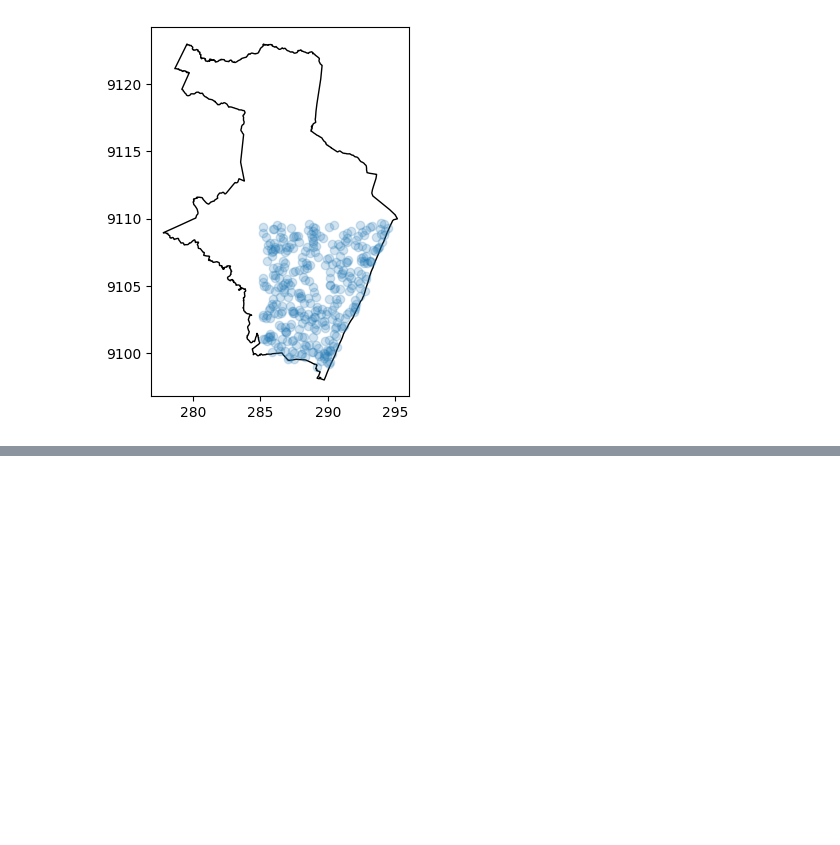
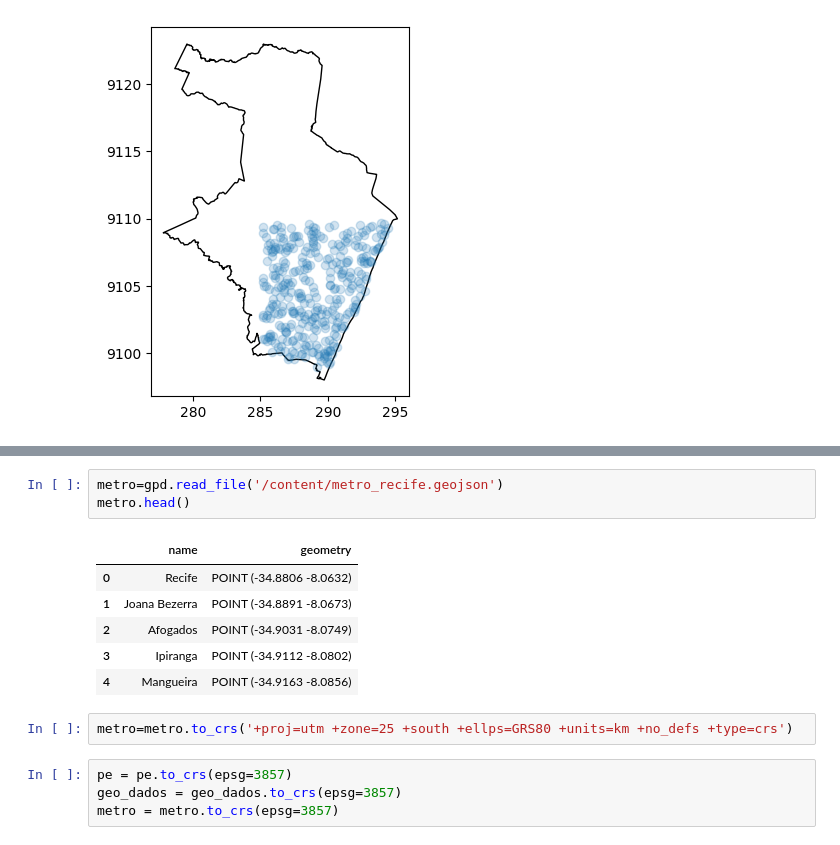
Before and after one commit to Jgabriel1800/an-lise-grafica-Recife, a Jupyter notebook: analise_geografica.ipynb, the cells around one changed output, grey strips where cells are left out. Cells and saved outputs as stored; diff of their text form; blank space fills up the shorter version.

```diff
--- a/analise_geografica.ipynb
+++ b/analise_geografica.ipynb
@@ -207,0 +235,16 @@ geo_dados.plot(ax=base, alpha=0.2)
+# %%
+metro=gpd.read_file('/content/metro_recife.geojson')
+metro.head()
+# %% [output]
+|  | name | geometry |
+| 0 | Recife | POINT (-34.8806 -8.0632) |
+| 1 | Joana Bezerra | POINT (-34.8891 -8.0673) |
+| 2 | Afogados | POINT (-34.9031 -8.0749) |
+| 3 | Ipiranga | POINT (-34.9112 -8.0802) |
+| 4 | Mangueira | POINT (-34.9163 -8.0856) |
+# %%
+metro=metro.to_crs('+proj=utm +zone=25 +south +ellps=GRS80 +units=km +no_defs +type=crs')
+# %%
+pe = pe.to_crs(epsg=3857)
+geo_dados = geo_dados.to_crs(epsg=3857)
+metro = metro.to_crs(epsg=3857)
```
Also changed, not shown: parts of 6 cells of this notebook.
